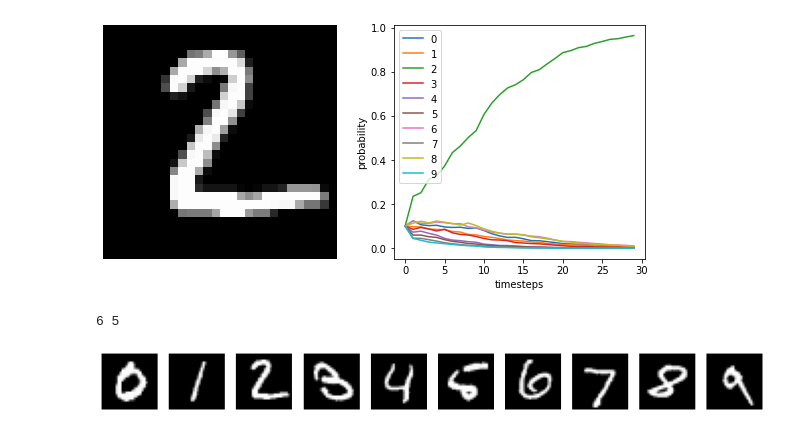
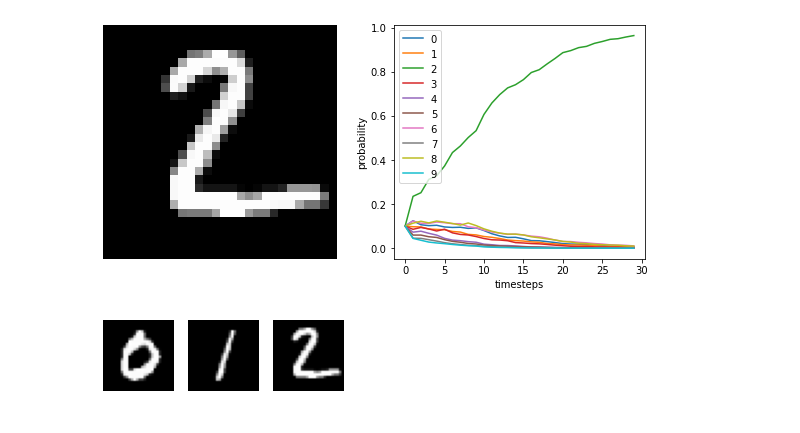
Before and after one commit to tarunlnmiit/vismem, a Jupyter notebook: Vision System.ipynb, the cells around one changed output. Saved outputs shown, nothing was run; the diff lists cells and outputs as text; code cells hidden in the pictures.

```diff
--- a/Vision System.ipynb
+++ b/Vision System.ipynb
@@ -182,7 +180,10 @@ from numpy.random import randint
 from collections import namedtuple
 import pandas as pd
 
-l = list(range(10))
+
+# Change the length of the list in the variable below
+l = list(range(3))
+# l = [0,5,1,3,2] # The list can be jumbled up like this
 list_length = len(l)
 vision_inputs_file = 'vision_output_list_length_{}.csv'.format(list_length)
 vision_inputs_image = 'vision_output_list_length_{}.png'.format(list_length)
@@ -195,35 +196,34 @@ else:
     idx = []
     for item in l:
         for i in range(100):
             if test_labels[i][0][0] == item:
                 idx.append(i)
                 break
     # print(idx)
     filter_preds = data[out_p][idx]
     pred_mapping = [('pred', 'true')]
     numbers = []
     for j, i in enumerate(idx):
         plt.subplot(2, 10, j+1)
         plt.imshow(test_images[i, 0].reshape((28, 28)), cmap="gray")
         plt.axis('off')
         pred = tf.nn.softmax(data[out_p][i])
         pred = int(tf.math.argmax(pred[0]))
         pred_mapping.append((pred, test_labels[i][0][0]))
         numbers.append(pred)
         if pred != test_labels[i][0][0]:
             print(pred, test_labels[i][0][0])
 
 '''Uncomment the below line to save the input image figures'''
 # fig.savefig(vision_inputs_image)
 plt.show()
 
 '''Code to save the output of the vision system'''
 pd.DataFrame(np.array(pred_mapping[1:]),
              columns=pred_mapping[0]).to_csv(vision_inputs_file,
                                              index=False)
 # %% [output]
-6 5
-[figure, old version]
+[figure, new version]
 # %%
 vision_output = pd.read_csv(vision_inputs_file)
 vision_output
```
Also changed, not shown: parts of 4 cells of this notebook, 5 other files.
